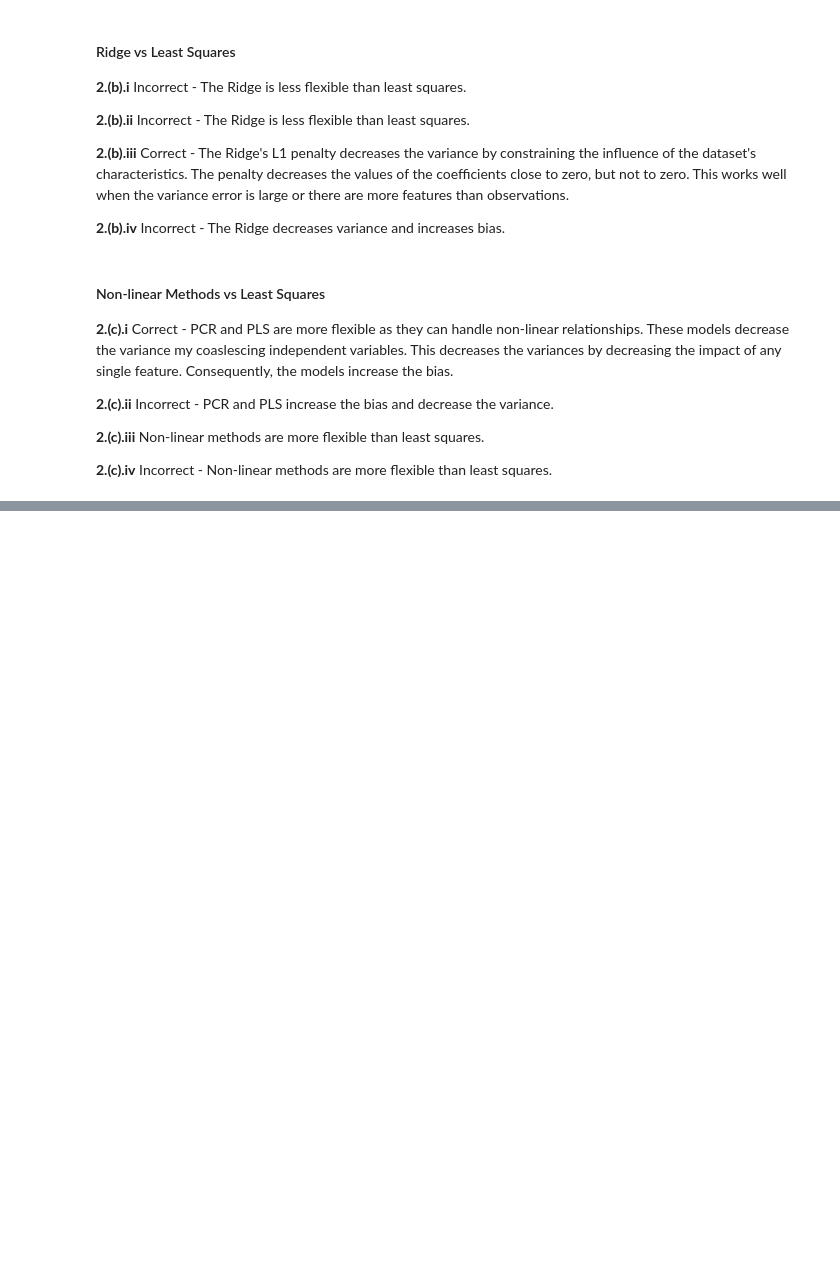
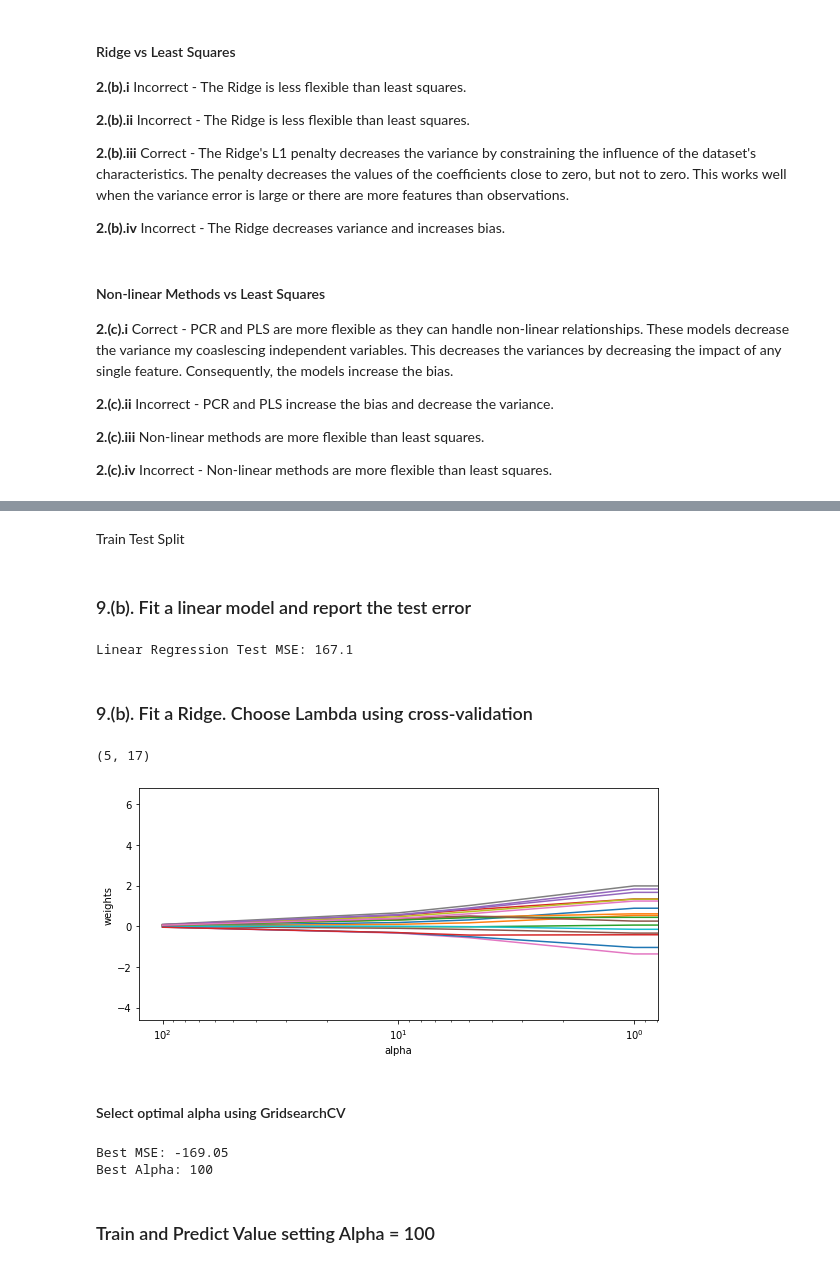
Before and after one commit to Morgan-Sell/islr-labs-exercises-python, a Jupyter notebook: exercises/06_linear_model_sel_reg.ipynb, the cells around one changed output, grey strips where cells are left out. Saved outputs shown, nothing was run; the diff lists cells and outputs as text; code cells hidden in the pictures; blank space fills up the shorter version.

```diff
--- a/exercises/06_linear_model_sel_reg.ipynb
+++ b/exercises/06_linear_model_sel_reg.ipynb
@@ -89,0 +155,76 @@ In general, the **more flexible** the model, the **less bias** (in aboslute valu
+# %% [markdown]
+Train Test Split
+# %%
+# Feature Engineering
+college['is_private'] = college['Private'].apply(lambda x: 1 if x == 'Yes' else 0)
+
+# Process the data
+X = college.drop(['Grad.Rate', 'Private'], axis=1)
+y = college['Grad.Rate']
+
+X_train, X_test, y_train, y_test = train_test_split(X, y, test_size=0.2, random_state=3)
+
+scaler = StandardScaler()
+scaler.fit(X_train)
+X_train_scaled = scaler.transform(X_train)
+X_test_scaled = scaler.transform(X_test)
+# %% [markdown]
+### 9.(b). Fit a linear model and report the test error
+# %%
+linear = LinearRegression()
+linear.fit(X_train_scaled, y_train)
+y_pred = linear.predict(X_test_scaled)
+
+print("Linear Regression Test MSE: {:.4}".format(mean_squared_error(y_test, y_pred)))
+# %% [output]
+Linear Regression Test MSE: 167.1
+# %% [markdown]
+### 9.(b). Fit a Ridge. Choose Lambda using cross-validation
+# %%
+# alpha = lambda
+alphas = [0, 1, 5, 10, 100]
+
+# already scaled features
+ridge = Ridge(normalize=True)
+coefs = []
+
+for a in  alphas:
+    ridge.set_params(alpha=a)
+    ridge.fit(X_train_scaled, y_train)
+    coefs.append(ridge.coef_)
+
+np.shape(coefs)
+# %% [output]
+(5, 17)
+# %%
+fig, ax = plt.subplots(figsize=(8,4))
+ax.plot(alphas, coefs)
+ax.set_xscale('log')
+ax.set_xlabel('alpha')
+ax.set_xlim(ax.get_xlim()[::-1])
+ax.set_ylabel('weights')
+
+fig.tight_layout();
+# %% [output]
+[figure, added]
+# %% [markdown]
+#### Select optimal alpha using GridsearchCV
+# %%
+ridge = Ridge()
+cv = RepeatedKFold(n_splits=10, n_repeats=3, random_state=3)
+
+alphas = [0, 1, 5, 10, 100]
+grid = dict()
+grid['alpha'] = alphas
+
+gsearch = GridSearchCV(ridge, grid, scoring='neg_mean_squared_error', cv=cv, n_jobs=-1)
+
+results = gsearch.fit(X_train_scaled, y_train)
+
+print('Best MSE: {:.5}'.format(results.best_score_))
+print('Best Alpha: {}'.format(results.best_params_['alpha']))
+# %% [output]
+Best MSE: -169.05
+Best Alpha: 100
+# %% [markdown]
+### Train and Predict Value setting Alpha = 100
```
Also changed, not shown: parts of 12 cells of this notebook, 1 other file.
